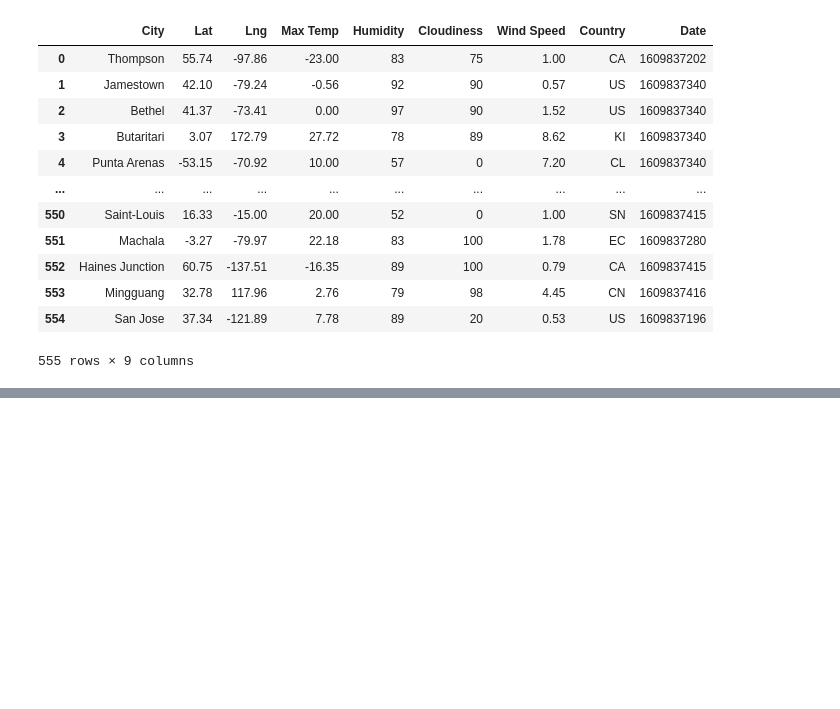
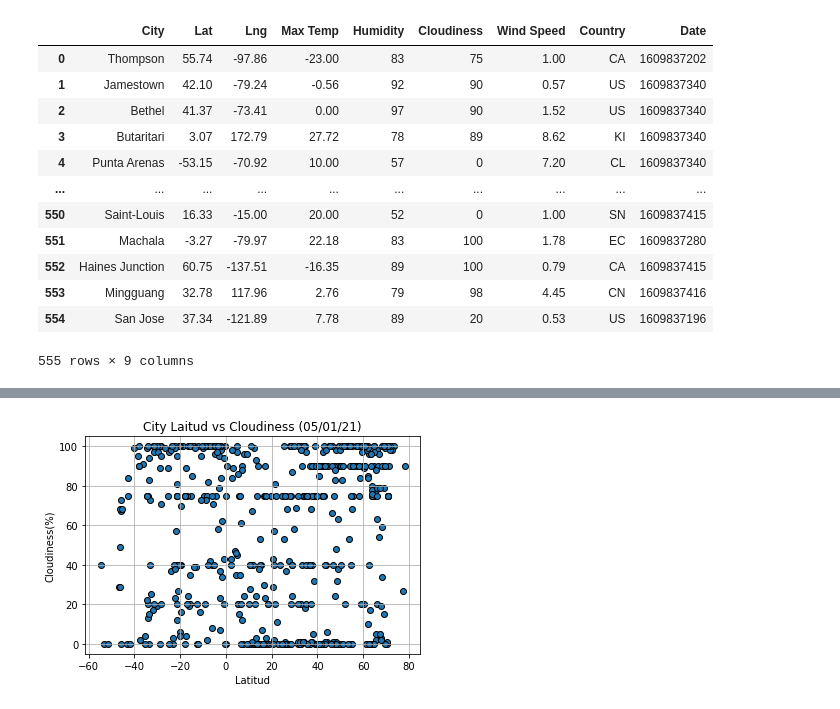
Before and after one commit to robertodiazbriones/python-api-challenge, a Jupyter notebook: WeatherPy/WeatherPy.ipynb, the cells around one changed output, grey strips where cells are left out. Cells and saved outputs as stored; diff of their text form; code cells hidden in the pictures; blank space fills up the shorter version.

```diff
--- a/WeatherPy/WeatherPy.ipynb
+++ b/WeatherPy/WeatherPy.ipynb
@@ -129,0 +224,11 @@ weather_df
+# %%
+x_values = weather_df['Lat']
+y_values = weather_df['Cloudiness']
+plt.scatter(x_values,y_values, edgecolors='black')
+plt.xlabel('Latitud')
+plt.ylabel('Cloudiness(%)')
+plt.title('City Laitud vs Cloudiness (05/01/21)')
+plt.grid()
+plt.show()
+# %% [output]
+[figure, added]
```
Also changed, not shown: parts of 14 cells of this notebook, 2 other files.
